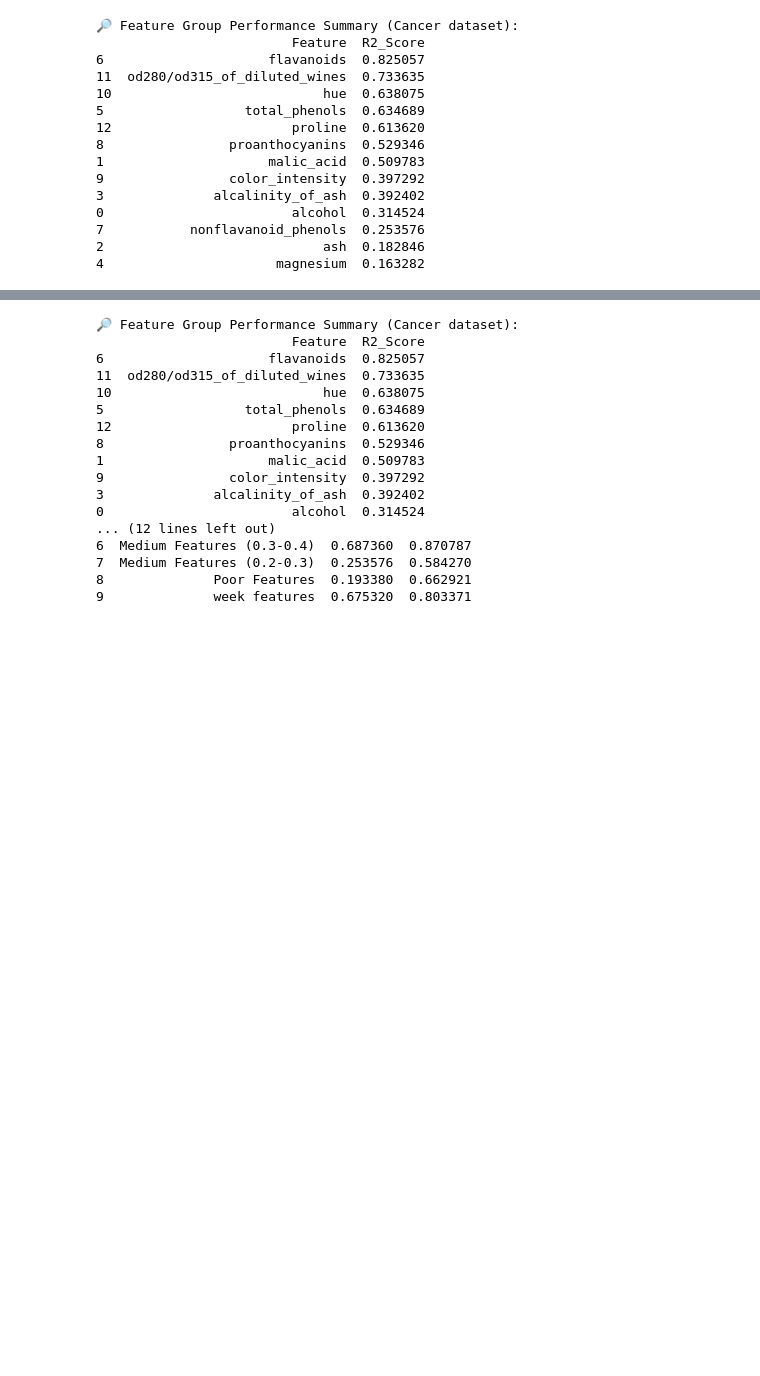
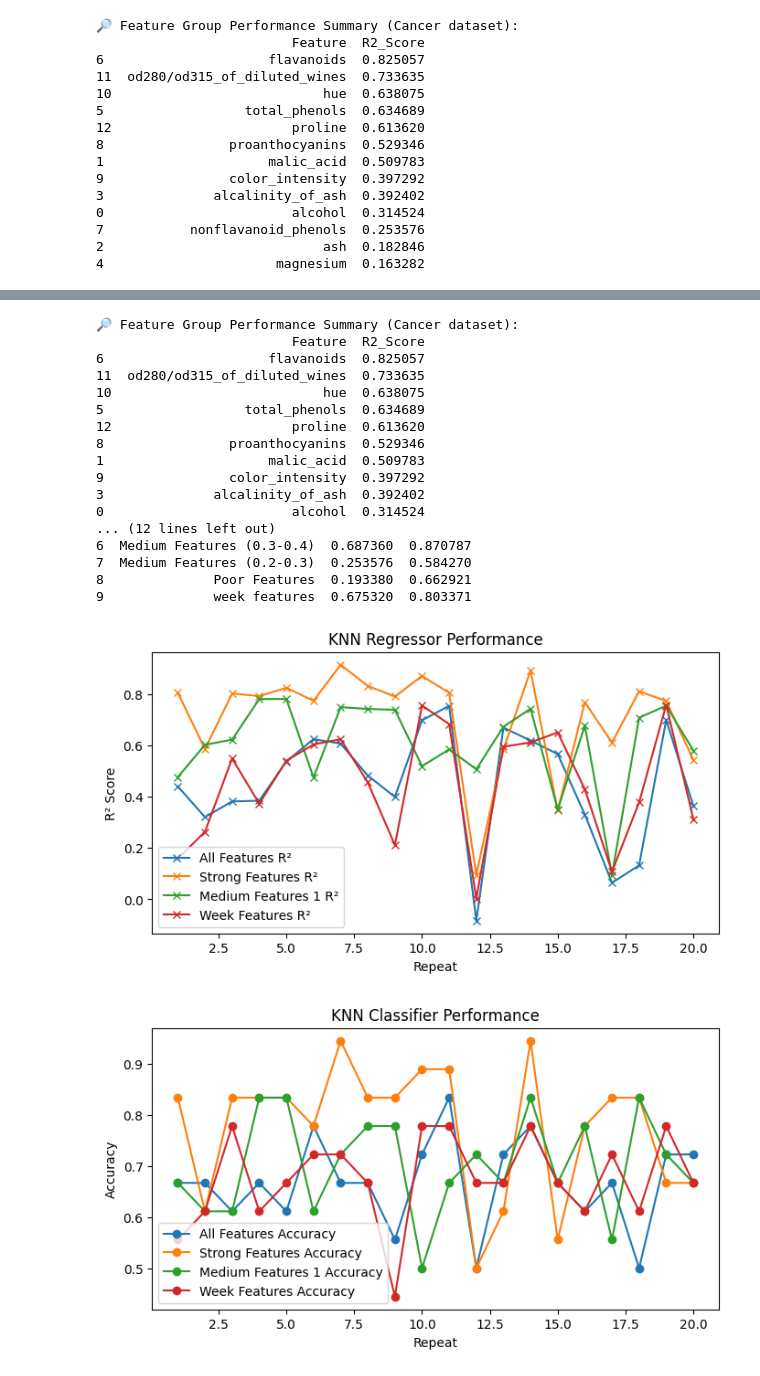
Before and after one commit to mehrnazeraeisi/Wine, a Jupyter notebook: Comparison_Chart_Wine_KnnRegression_Modification.ipynb, the cells around one changed output, grey strips where cells are left out. Saved outputs shown, nothing was run; the diff lists cells and outputs as text; code cells hidden in the pictures; blank space fills up the shorter version.

```diff
--- a/Comparison_Chart_Wine_KnnRegression_Modification.ipynb
+++ b/Comparison_Chart_Wine_KnnRegression_Modification.ipynb
@@ -379,7 +368,7 @@ def knn_evaluation(X_data, y_data, strong_features,medium_features_1, week_featu
 
 
     # R² plot
-    plt.figure( figsize=(10, 6))
+    plt.figure( figsize=(8, 4))
     for group_name, r2_list in r2_scores.items():
         plt.plot(x, r2_list, label=f"{group_name.replace('_', ' ').title()} R²", marker='x')
     plt.xlabel('Repeat')
@@ -389,32 +378,34 @@ def knn_evaluation(X_data, y_data, strong_features,medium_features_1, week_featu
     plt.show()
 
     # Accuracy plot
-    plt.figure( figsize=(10, 6))
+    plt.figure( figsize=(8, 4))
     for group_name, accuracy_list in accuracy_scores.items():
         plt.plot(x, accuracy_list, label=f"{group_name.replace('_', ' ').title()} Accuracy", marker='o')
     plt.xlabel('Repeat')
     plt.ylabel('Accuracy')
     plt.title('KNN Classifier Performance')
     plt.legend()
     plt.show()
 
 # Example usage (add this after you load and preprocess your data):
-knn_evaluation(X_data, y_data, strong_features, medium_features_1, week_features, data_features, test_size=0.1, n_repeats=20)
+knn_evaluation(X_data, y_data, strong_features, medium_features_1, week_features, data_features, test_size=0.10, n_repeats=20)
 # %% [output]
 🔎 Feature Group Performance Summary (Cancer dataset):
                          Feature  R2_Score
 6                     flavanoids  0.825057
 11  od280/od315_of_diluted_wines  0.733635
 10                           hue  0.638075
 5                  total_phenols  0.634689
 12                       proline  0.613620
 8                proanthocyanins  0.529346
 1                     malic_acid  0.509783
 9                color_intensity  0.397292
 3              alcalinity_of_ash  0.392402
 0                        alcohol  0.314524
 ... (12 lines left out)
 6  Medium Features (0.3-0.4)  0.687360  0.870787
 7  Medium Features (0.2-0.3)  0.253576  0.584270
 8              Poor Features  0.193380  0.662921
 9              week features  0.675320  0.803371
+[figure, added]
+[figure, added]
```
Also changed, not shown: parts of 8 cells of this notebook.
